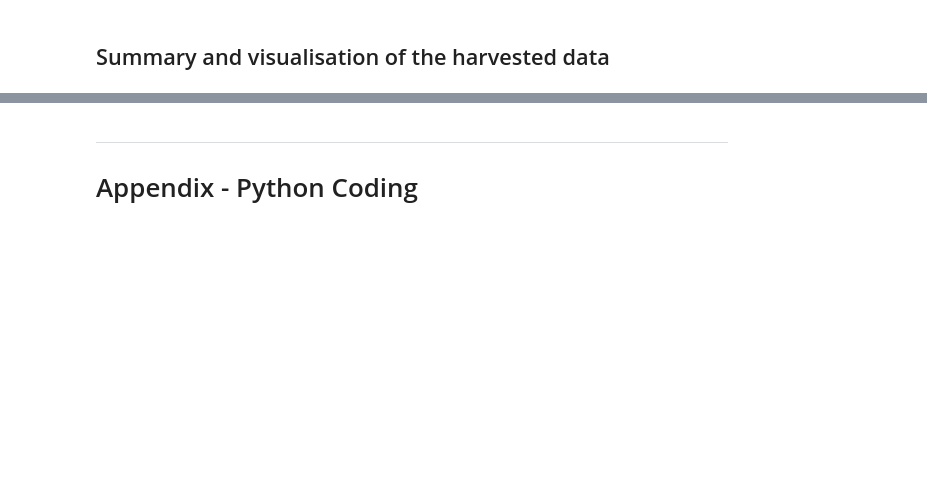
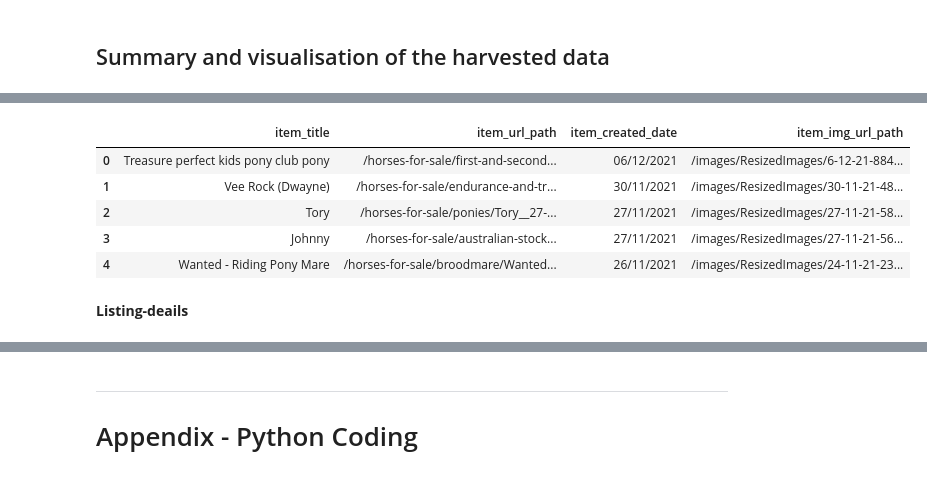
Before and after one commit to LachlanSharp/Lorem-ipsum, a Jupyter notebook: A3_Deliverable_2_Lachlan_Sharp.ipynb, the cells around one changed output, grey strips where cells are left out. Drawn from its saved outputs; the diff is of its cells as text; code cells hidden in the pictures; blank space fills up the shorter version.

```diff
--- a/A3_Deliverable_2_Lachlan_Sharp.ipynb
+++ b/A3_Deliverable_2_Lachlan_Sharp.ipynb
@@ -196,0 +316,11 @@ By default (and design), the `BeautifulSoup` library would “loose” the emoji
+# %%
+df_tophorse_items.head()
+# %% [output]
+|  | item_title | item_url_path | item_created_date | item_img_url_path |
+| 0 | Treasure perfect kids pony club pony | /horses-for-sale/first-and-second... | 06/12/2021 | /images/ResizedImages/6-12-21-884... |
+| 1 | Vee Rock (Dwayne) | /horses-for-sale/endurance-and-tr... | 30/11/2021 | /images/ResizedImages/30-11-21-48... |
+| 2 | Tory | /horses-for-sale/ponies/Tory__27-... | 27/11/2021 | /images/ResizedImages/27-11-21-58... |
+| 3 | Johnny | /horses-for-sale/australian-stock... | 27/11/2021 | /images/ResizedImages/27-11-21-56... |
+| 4 | Wanted - Riding Pony Mare | /horses-for-sale/broodmare/Wanted... | 26/11/2021 | /images/ResizedImages/24-11-21-23... |
+# %% [markdown]
+**Listing-deails**
```
Also changed, not shown: parts of 76 cells of this notebook.
